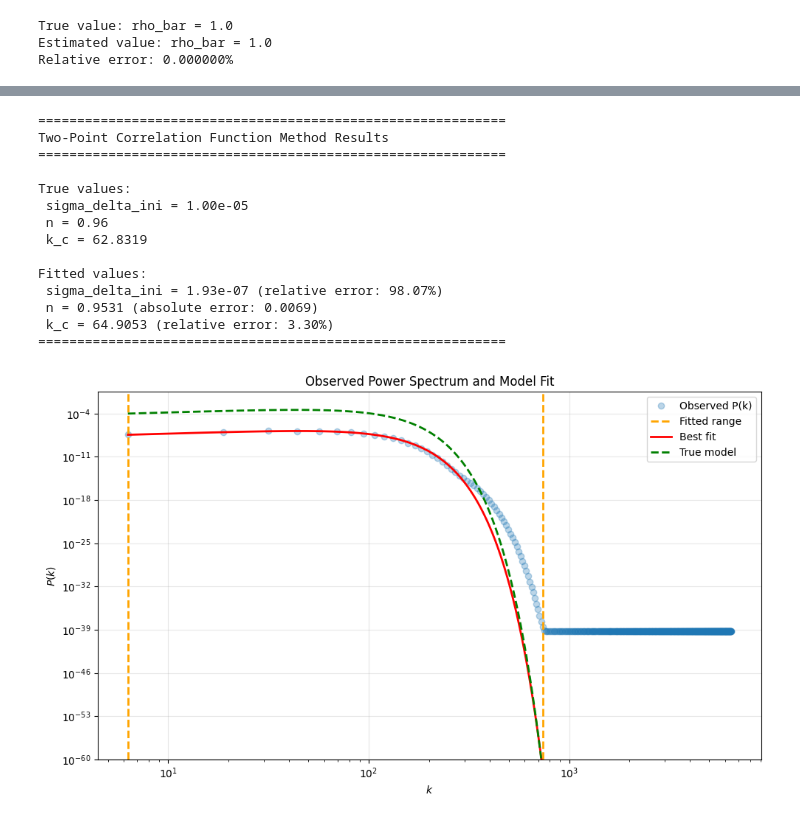
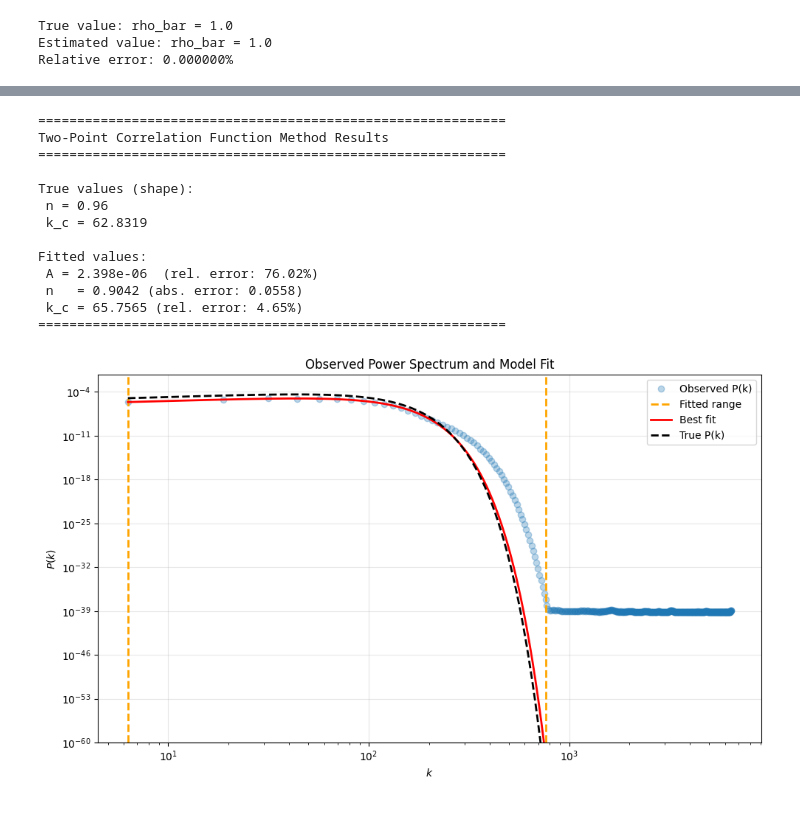
Before and after one commit to Joletaxi19/thesis-desi-cmb-fli, a Jupyter notebook: notebooks/FLI_introduction.ipynb, the cells around one changed output, grey strips where cells are left out. Cells and saved outputs as stored; diff of their text form; code cells hidden in the pictures.

```diff
--- a/notebooks/FLI_introduction.ipynb
+++ b/notebooks/FLI_introduction.ipynb
@@ -155,13 +155,12 @@ L = 1.0  # length of the box side (arbitrary units)
 N = 2048  # number of grid points
 rng = np.random.default_rng(4042)
 
-# Matter field parameters
-sigma_delta_ini = 1e-5  # standard deviation of initial density contrast delta_ini at z=1000
+# Matter field parameter
 rho_bar = 1.0  # mean matter density (arbitrary units)
 
 # Power spectrum parameters
 k0 = 2 * np.pi / L  # fundamental mode
-A, n, k_c = 1.0, 0.96, 10 * k0  # amplitude, spectral index, cutoff scale
+A, n, k_c = 1e-5, 0.96, 10 * k0  # amplitude, spectral index, cutoff scale
 
 # ---------------- Fourier grid ----------------
 kx = 2 * np.pi * np.fft.fftfreq(N, d=L / N)
@@ -197,9 +196,6 @@ white_noise = rng.normal(size=(N, N))
 Wk = np.fft.fft2(white_noise)
 delta_k = np.sqrt(Pk(K, A, n, k_c, L)) * Wk
 delta_ini = np.fft.ifft2(delta_k).real
-
-# Normalize to desired stddev
-delta_ini *= sigma_delta_ini / np.std(delta_ini)
 
 # Convert to density field
 rho_field = rho_bar * (1 + delta_ini)
@@ -430,8 +417,10 @@ k_bins = np.linspace(0, k_nyquist, N // 4)
 k_centers = 0.5 * (k_bins[:-1] + k_bins[1:])
 
 # Bin the 2D power spectrum by radial wavenumber
-k_indices = np.digitize(K.ravel(), k_bins)
-P_obs_1d = np.array([P_obs_2d.ravel()[k_indices == i].mean() for i in range(1, len(k_bins))])
+k_flat = K.ravel()
+P_flat = P_obs_2d.ravel()
+k_indices = np.digitize(k_flat, k_bins)
+P_obs_1d = np.array([P_flat[k_indices == i].mean() for i in range(1, len(k_bins))])
 counts = np.array([np.sum(k_indices == i) for i in range(1, len(k_bins))])
 
 # Remove bins with no data
@@ -440,90 +429,67 @@ k_centers = k_centers[valid]
 P_obs_1d = P_obs_1d[valid]
 
 # Step 5: Fit the power spectrum model
-
-
-def P_model(k, sigma_sq, n_fit, kc_fit):
-    """Model: P(k) = (D·sigma_delta,ini)^2 * P_shape(k; n, k_c)
-    where sigma_sq = D^2(z=0) * sigma_delta_ini^2 = sigma_delta_ini^2 (since D(z=0)=1)
-    """
+def P_model(k, A, n_fit, kc_fit):
+    """Model: P(k) = A * (k/k0)^n * exp[-(k/kc)^2]"""
     with np.errstate(divide="ignore", invalid="ignore"):
-        result = sigma_sq * np.where(k > 0, (k / k0) ** n_fit, 0.0) * np.exp(-(k**2) / kc_fit**2)
+        result = A * np.where(k > 0, (k / k0) ** n_fit, 0.0) * np.exp(-(k**2) / kc_fit**2)
     return result
 
-# Fit range: from start up to where P_obs_1d < 1e-39
-fit_mask = (k_centers > k0) & (P_obs_1d > 1e-39)
+# Fit range: from start up to where P_obs_1d < 1e-38
+fit_mask = (k_centers > k0) & (P_obs_1d > 1e-38)
 k_fit = k_centers[fit_mask]
 P_fit = P_obs_1d[fit_mask]
 
-# Initial guess: sigma_sq = (D·sigma_delta,ini)^2 = sigma_delta_ini^2 (since D(z=0)=1), n, k_c
-# Note: the actual observed amplitude will be (D_0/D_ini)^2 * sigma_delta_ini^2 ≈ 10^6 * sigma_delta_ini^2
-p0 = [(growth_ratio * sigma_delta_ini) ** 2, n, k_c]
+# Initial guess:
+p0 = [A, n, k_c]
 
 
 popt, pcov = curve_fit(P_model, k_fit, P_fit, p0=p0, maxfev=10000)
-sigma_sq_fitted, n_fitted, kc_fitted = popt
-
-# Extract individual parameters
-# sigma_sq_fitted = (D_0/D_ini)^2 * sigma_delta_ini^2
-# With D_0 = 1 and D_ini ≈ 1/1000, we have D_0/D_ini ≈ 1000
-sigma_fitted = np.sqrt(sigma_sq_fitted) / growth_ratio
+A_fitted, n_fitted, kc_fitted = popt
 
 print("=" * 60)
 print("Two-Point Correlation Function Method Results")
 print("=" * 60)
-print("\nTrue values:")
-print(f" sigma_delta_ini = {sigma_delta_ini:.2e}")
+print("\nTrue values (shape):")
 print(f" n = {n}")
 print(f" k_c = {k_c:.4f}")
 print("\nFitted values:")
-print(
-f" sigma_delta_ini = {sigma_fitted:.2e} (relative error: {abs(sigma_fitted - sigma_delta_ini) / sigma_delta_ini * 100:.2f}%)"
-    )
-print(f" n = {n_fitted:.4f} (absolute error: {abs(n_fitted - n):.4f})")
-print(
-f" k_c = {kc_fitted:.4f} (relative error: {abs(kc_fitted - k_c) / k_c * 100:.2f}%)"
-    )
+print(f" A = {A_fitted:.3e}  (rel. error: {abs(A_fitted - A) / A * 100:.2f}%)")
+print(f" n   = {n_fitted:.4f} (abs. error: {abs(n_fitted - n):.4f})")
+print(f" k_c = {kc_fitted:.4f} (rel. error: {abs(kc_fitted - k_c) / k_c * 100:.2f}%)")
 print("=" * 60)
 
 # Plot the power spectrum and fit
 plt.figure(figsize=(10, 6))
 plt.loglog(k_centers, P_obs_1d, "o", alpha=0.3, label="Observed P(k)")
 plt.axvline(k_fit.min(), color="orange", linestyle="--", lw=2, label="Fitted range")
 plt.axvline(k_fit.max(), color="orange", linestyle="--", lw=2)
 k_smooth = np.logspace(np.log10(k_fit.min()), np.log10(k_fit.max()), 200)
 plt.loglog(k_smooth, P_model(k_smooth, *popt), "r-", lw=2, label="Best fit")
-plt.loglog(
-k_smooth,
-P_model(k_smooth, (growth_ratio * sigma_delta_ini) ** 2, n, k_c),
-"g--",
-lw=2,
-label="True model",
-)
+plt.loglog(k_smooth, Pk(k_smooth, A, n, k_c, L), "k--", lw=2, label="True P(k)")
 plt.xlabel(r"$k$")
 plt.ylabel(r"$P(k)$")
 plt.title("Observed Power Spectrum and Model Fit")
 plt.legend()
 plt.grid(True, alpha=0.3)
-# Set reasonable y-axis limits to avoid showing extremely small values
 plt.ylim(1e-60, None)
 plt.tight_layout()
 plt.show()
 # %% [output]
 ============================================================
 Two-Point Correlation Function Method Results
 ============================================================
 
-True values:
- sigma_delta_ini = 1.00e-05
+True values (shape):
  n = 0.96
  k_c = 62.8319
 
 Fitted values:
- sigma_delta_ini = 1.93e-07 (relative error: 98.07%)
- n = 0.9531 (absolute error: 0.0069)
- k_c = 64.9053 (relative error: 3.30%)
+ A = 2.398e-06  (rel. error: 76.02%)
+ n   = 0.9042 (abs. error: 0.0558)
+ k_c = 65.7565 (rel. error: 4.65%)
 ============================================================
-[figure, old version]
+[figure, new version]
 # %% [markdown]
 ---
 
```
Also changed, not shown: parts of 8 cells of this notebook.
